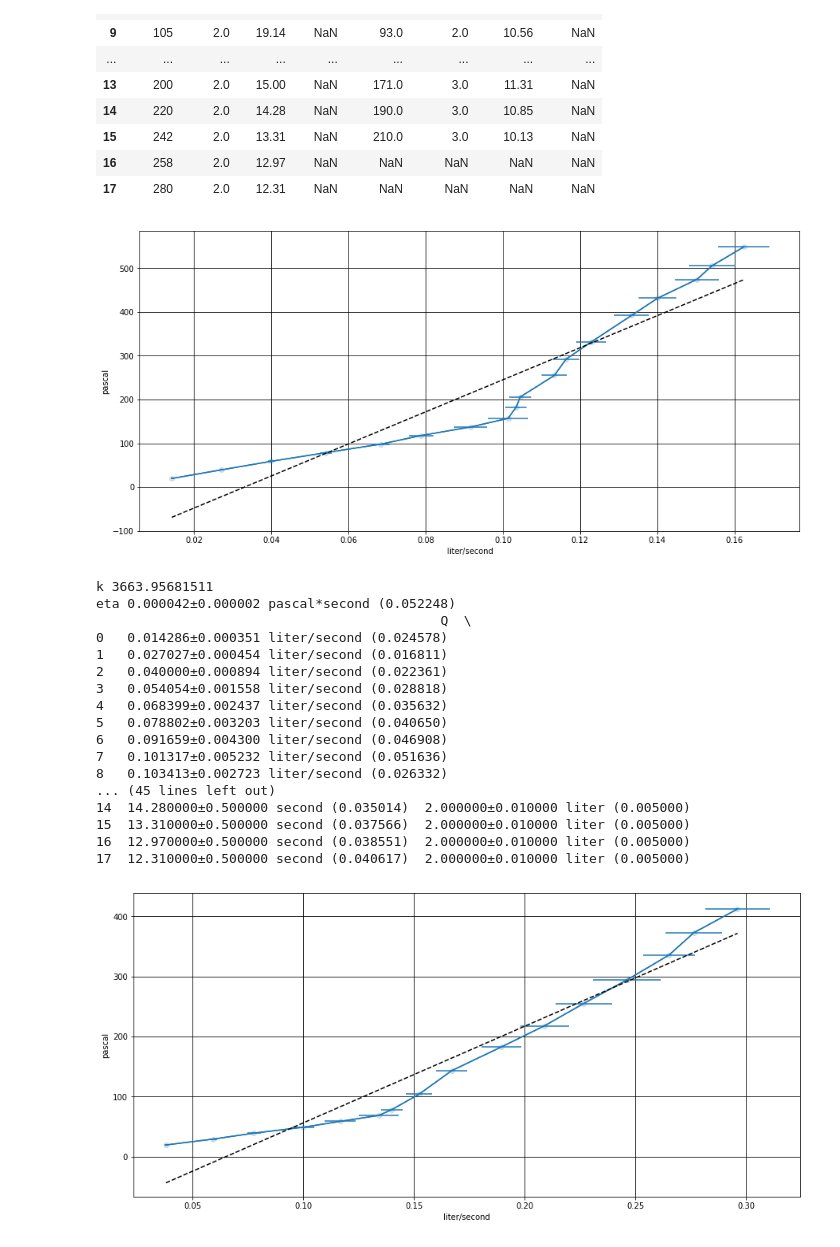
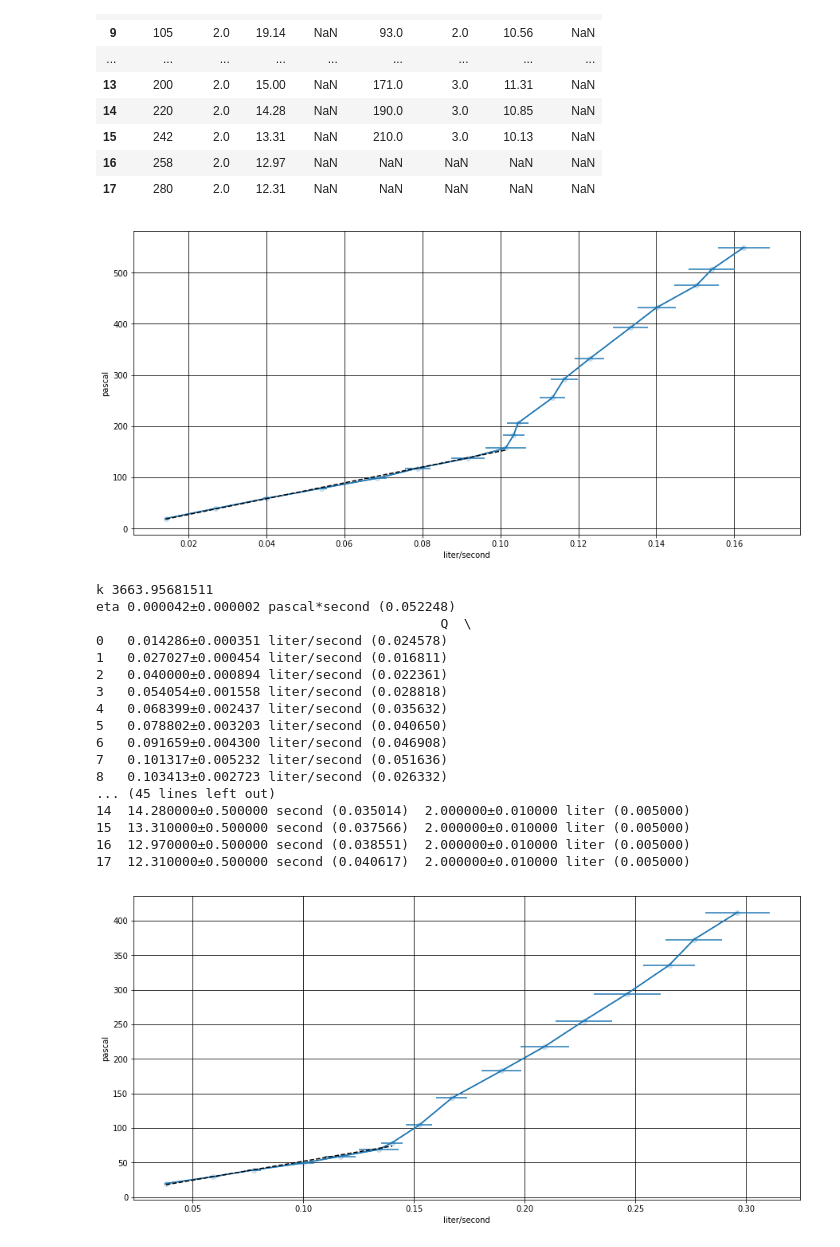
Before and after one commit to Wiki-fan/miptlabs, a Jupyter notebook: lab1.3.3 example.ipynb, the cells around one changed output. Cells and saved outputs as stored; diff of their text form; code cells hidden in the pictures.

```diff
--- a/lab1.3.3 example.ipynb
+++ b/lab1.3.3 example.ipynb
@@ -77,27 +77,28 @@ delta_l_s = [np.array([ml.PQ(val*u.cm, sigma=0.5*u.cm) for val in data['delta_l'
 l_s = [np.cumsum(delta_l) for delta_l in delta_l_s]
 #print(l_s)
 # %%
-for Q, dP, dV, dT, r, lens in zip(Q_s, dP_s, dV_s, dT_s, r_s, delta_l_s):
+for Q, dP, dV, dT, r, lens, laminar_border in zip(Q_s, dP_s, dV_s, dT_s, r_s, delta_l_s, [8, 7]):
     new_data = pd.DataFrame({
         'dP':dP,
         'dV':dV,
         'dT':dT,
         'Q':Q
     })
     l = lens[3]
     plt.figure(figsize=(15, 7))
-    ml.plt_pq(Q, dP, ols=True)
+    ml.plt_pq(Q, dP)
+    ml.plot_OLS(Q[:laminar_border], dP[:laminar_border])
     plt.show()
 
     ols_coefs, ols_errors = ml.OLS(Q, dP)
     print('k', ols_coefs[0])
 
     eta = ml.eval(u.pascal*u.s, lambda r, l, coef:np.pi*r**4/(8*l)*coef*(u.pascal*u.s)/u.liters, r, l, ols_coefs[0])
     print('eta', eta)
     print(new_data)
 # Тут смотрим, когда кончается прямая, и отрезаем ненужное
 # %% [output]
-[figure, old version]
+[figure, new version]
 k 3663.95681511
 eta 0.000042±0.000002 pascal*second (0.052248)
                                             Q  \
@@ -115,7 +116,7 @@ eta 0.000042±0.000002 pascal*second (0.052248)
 15  13.310000±0.500000 second (0.037566)  2.000000±0.010000 liter (0.005000)
 16  12.970000±0.500000 second (0.038551)  2.000000±0.010000 liter (0.005000)
 17  12.310000±0.500000 second (0.040617)  2.000000±0.010000 liter (0.005000)
-[figure, old version]
+[figure, new version]
 k 1606.47704542
 eta 0.000058±0.000002 pascal*second (0.039740)
                                             Q  \
```
Also changed, not shown: parts of 3 cells of this notebook, 5 other files.
